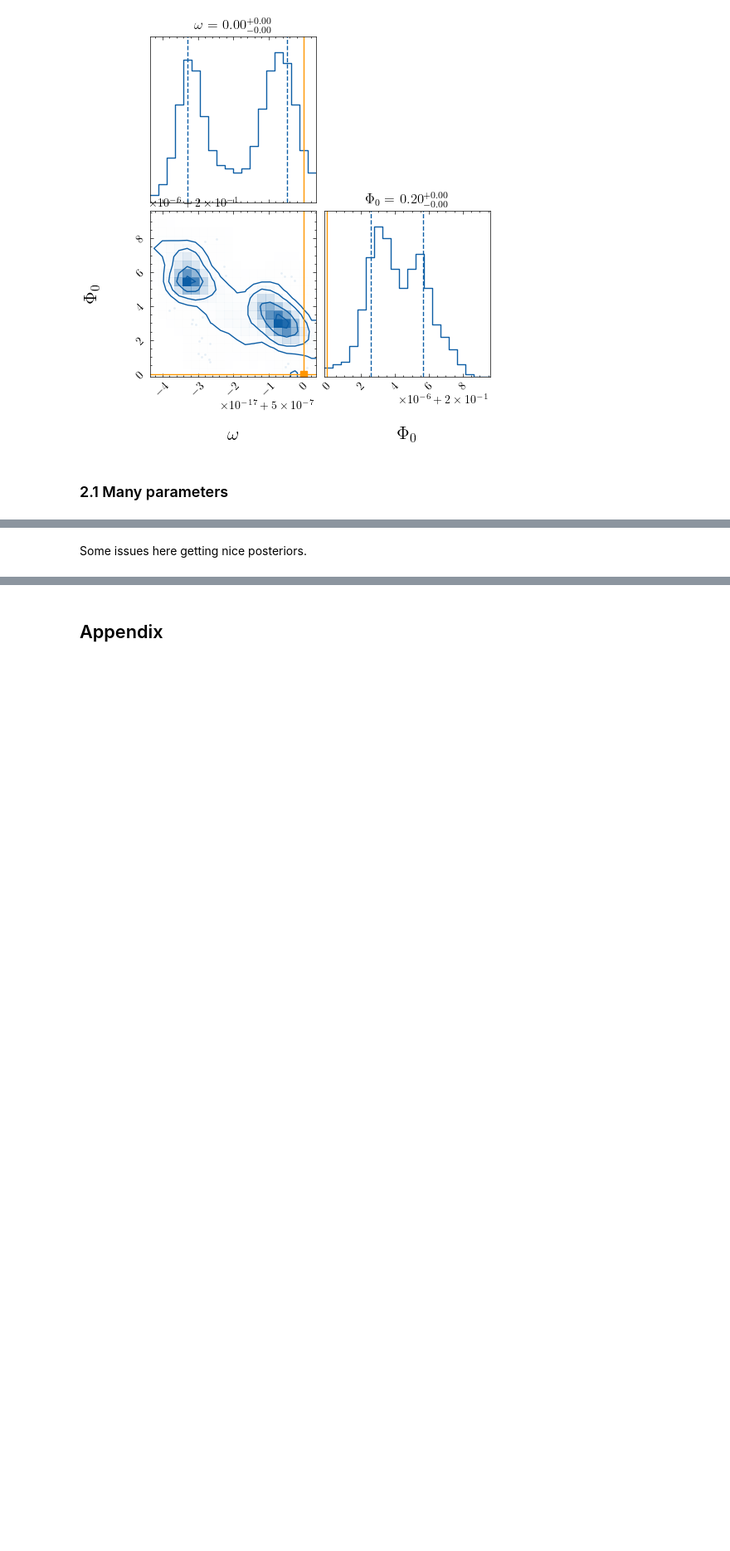
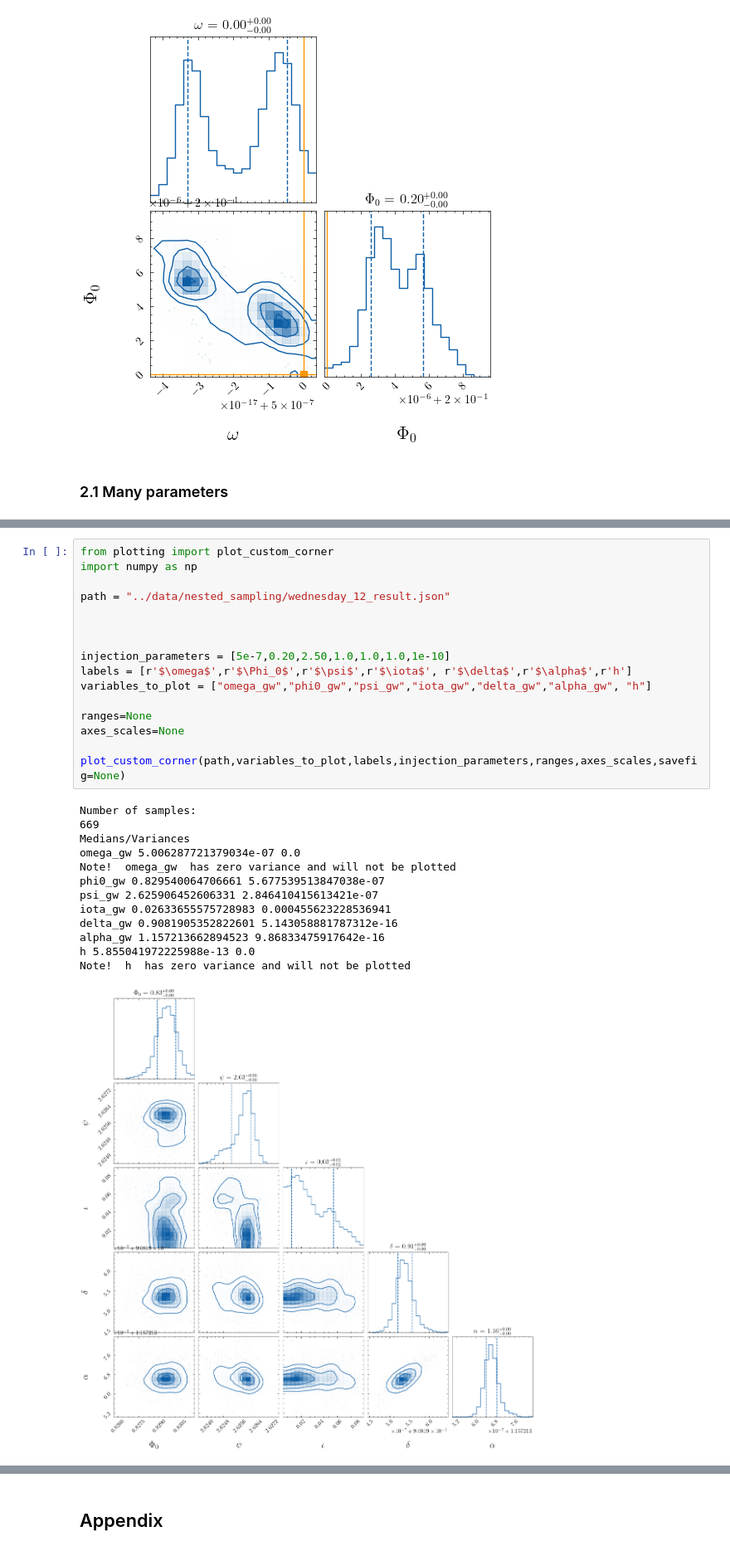
Before and after one commit to tomkimpson/StateSpacePTA, a Jupyter notebook: notebooks/small_strains.ipynb, the cells around one changed output, grey strips where cells are left out. Shown at 83% size. Cells and saved outputs as stored; diff of their text form; blank space fills up the shorter version.

```diff
--- a/notebooks/small_strains.ipynb
+++ b/notebooks/small_strains.ipynb
@@ -270,2 +284,30 @@ plot_custom_corner(path,variables_to_plot,labels,injection_parameters,ranges,axe
-# %% [markdown]
-Some issues here getting nice posteriors.
+# %%
+from plotting import plot_custom_corner
+import numpy as np
+
+path = "../data/nested_sampling/wednesday_12_result.json"
+
+
+
+injection_parameters = [5e-7,0.20,2.50,1.0,1.0,1.0,1e-10]
+labels = [r'$\omega$',r'$\Phi_0$',r'$\psi$',r'$\iota$', r'$\delta$',r'$\alpha$',r'h']
+variables_to_plot = ["omega_gw","phi0_gw","psi_gw","iota_gw","delta_gw","alpha_gw", "h"]
+
+ranges=None
+axes_scales=None
+
+plot_custom_corner(path,variables_to_plot,labels,injection_parameters,ranges,axes_scales,savefig=None)
+# %% [output]
+Number of samples:
+669
+Medians/Variances
+omega_gw 5.006287721379034e-07 0.0
+Note!  omega_gw  has zero variance and will not be plotted
+phi0_gw 0.829540064706661 5.677539513847038e-07
+psi_gw 2.625906452606331 2.846410415613421e-07
+iota_gw 0.02633655575728983 0.000455623228536941
+delta_gw 0.9081905352822601 5.143058881787312e-16
+alpha_gw 1.157213662894523 9.86833475917642e-16
+h 5.855041972225988e-13 0.0
+Note!  h  has zero variance and will not be plotted
+[figure, added]
```
Also changed, not shown: parts of 5 cells of this notebook, 7 other files.
